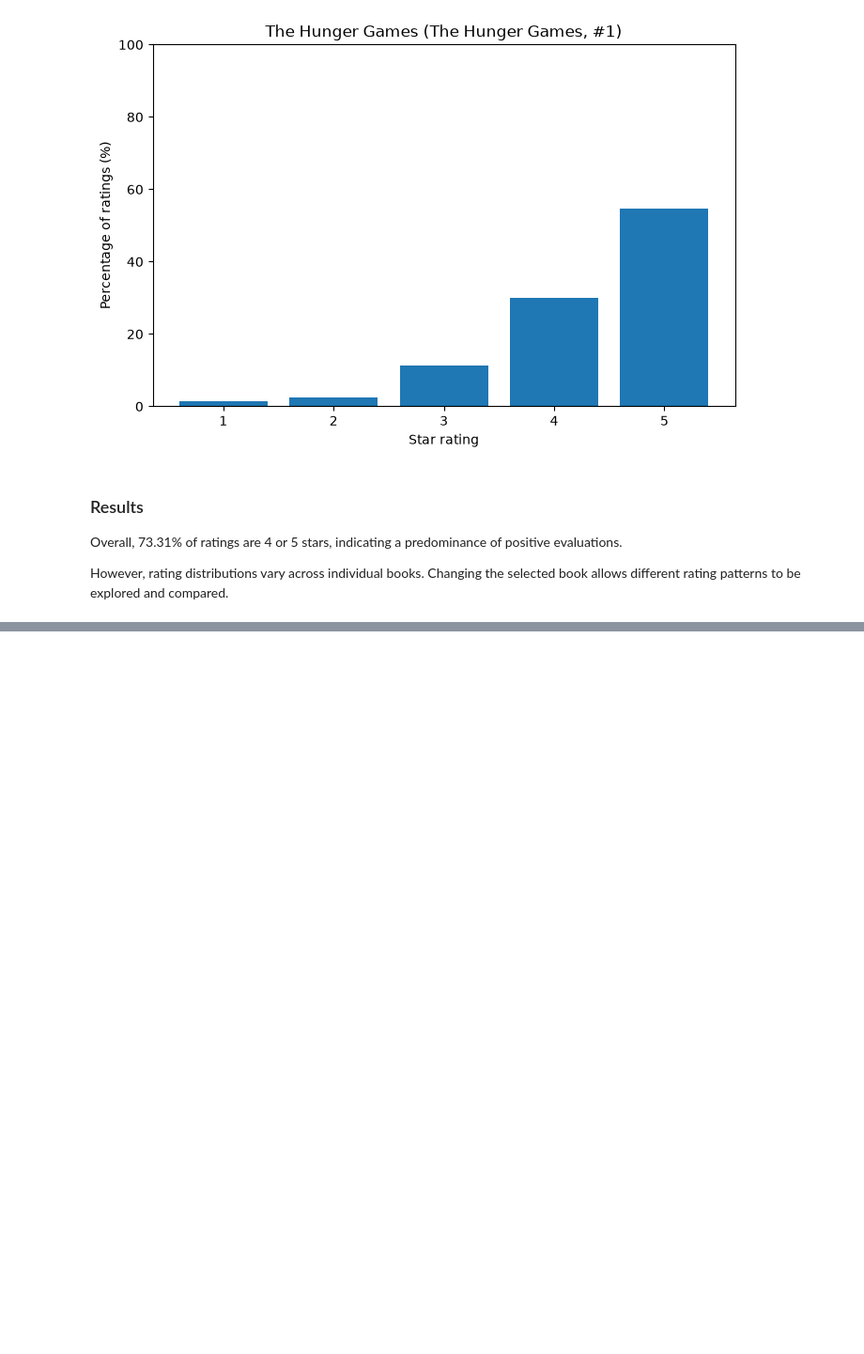
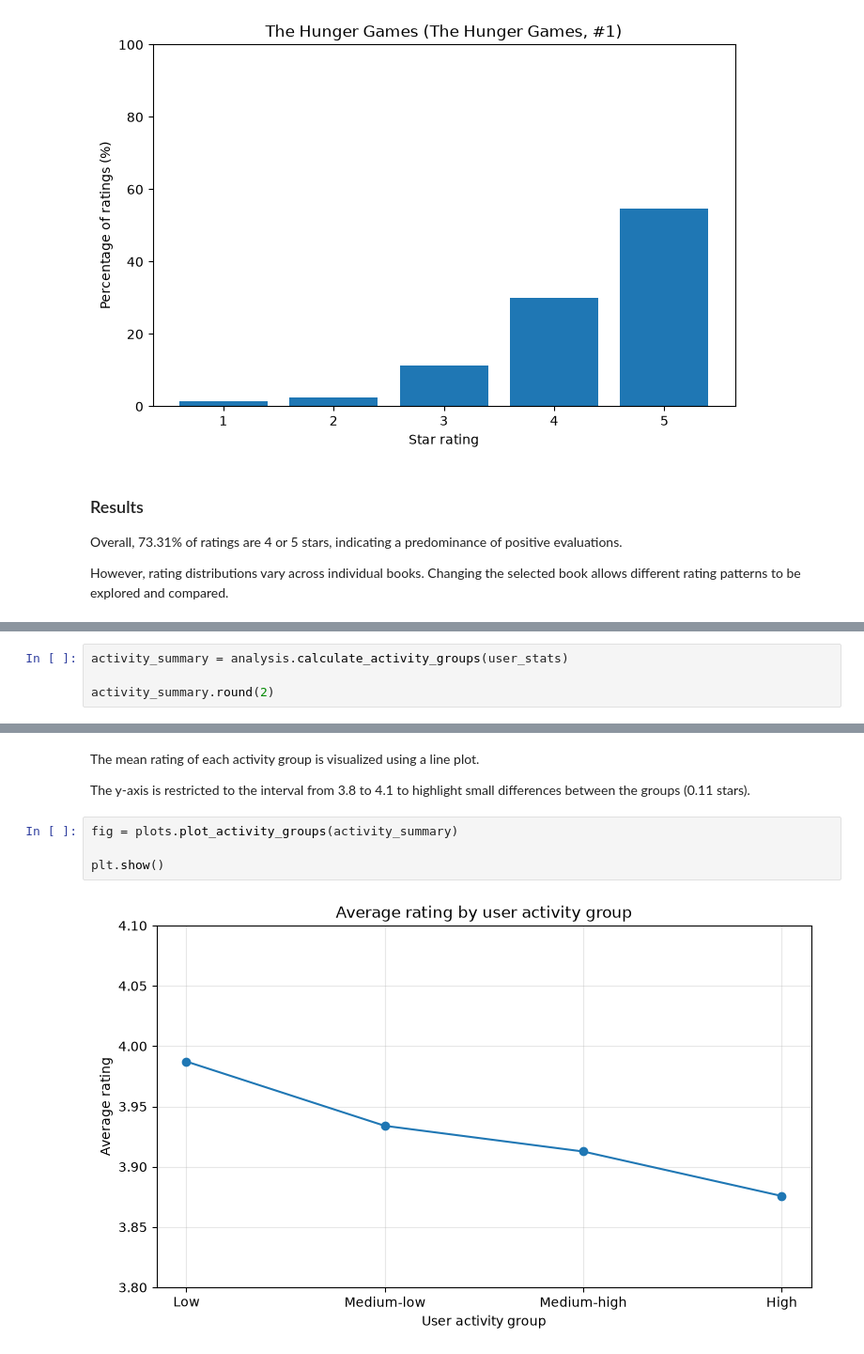
Before and after one commit to irene-barberis/pageturners, a Jupyter notebook: notebooks/pageturners.ipynb, the cells around one changed output, grey strips where cells are left out. Shown at 94% size. Drawn from its saved outputs; the diff is of its cells as text; blank space fills up the shorter version.

```diff
--- a/notebooks/pageturners.ipynb
+++ b/notebooks/pageturners.ipynb
@@ -287,0 +330,4 @@ However, rating distributions vary across individual books. Changing the selecte
+# %%
+activity_summary = analysis.calculate_activity_groups(user_stats)
+
+activity_summary.round(2)
@@ -287,0 +340,10 @@ However, rating distributions vary across individual books. Changing the selecte
+# %% [markdown]
+The mean rating of each activity group is visualized using a line plot.
+
+The y-axis is restricted to the interval from 3.8 to 4.1 to highlight small differences between the groups (0.11 stars).
+# %%
+fig = plots.plot_activity_groups(activity_summary)
+
+plt.show()
+# %% [output]
+[figure, added]
```
Also changed, not shown: parts of 26 cells of this notebook, 6 other files.
